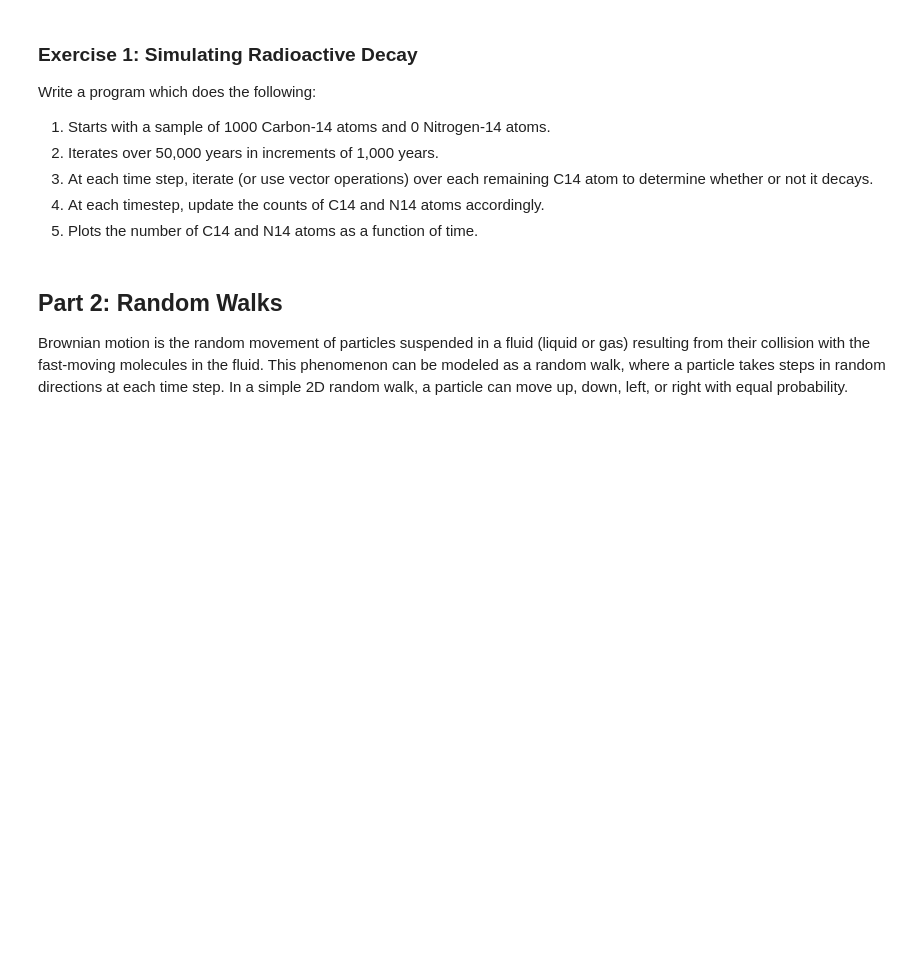
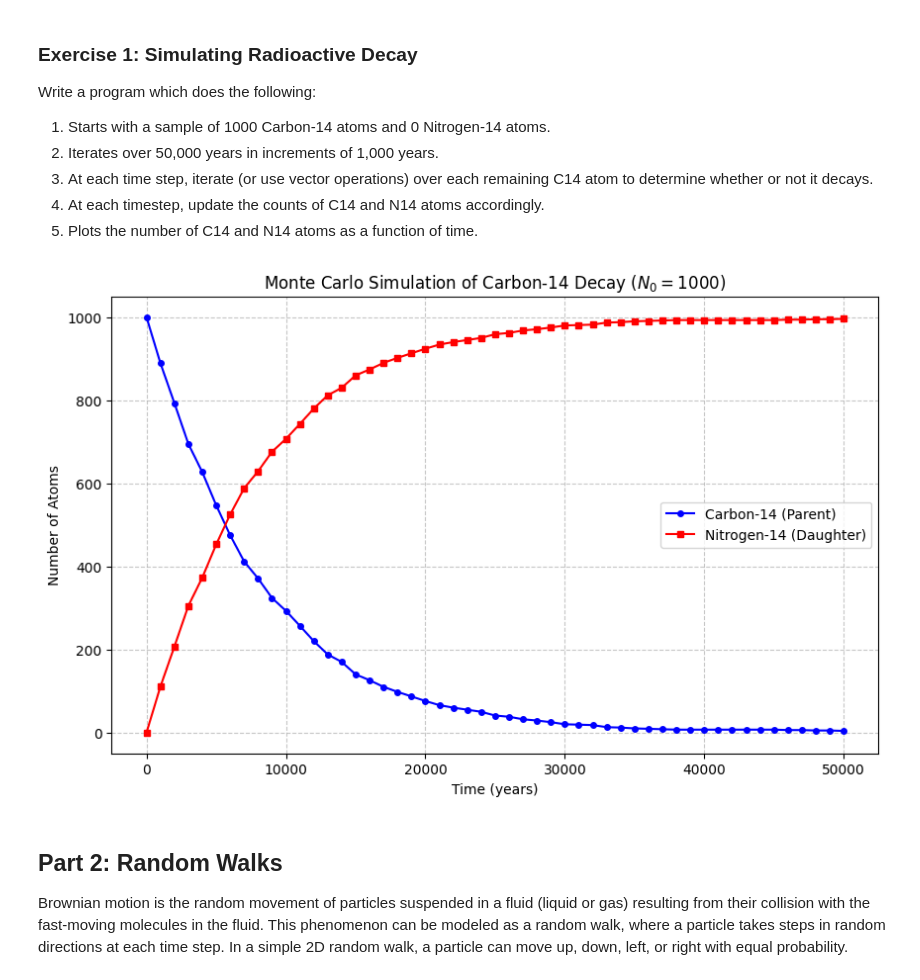
Before and after one commit to ryanmoritz1213/numerical-methods, a Jupyter notebook: assignments/week_11/random_monte_carlo.ipynb, the cells around one changed output. Saved outputs shown, nothing was run; the diff lists cells and outputs as text; code cells hidden in the pictures; blank space fills up the shorter version.

```diff
--- a/assignments/week_11/random_monte_carlo.ipynb
+++ b/assignments/week_11/random_monte_carlo.ipynb
@@ -44,3 +42,48 @@ Write a program which does the following:
+# %%
+import numpy as np
+import matplotlib.pyplot as plt
+
+# Simulation parameters
+N_initial = 1000
+half_life = 5730
+dt = 1000
+total_time = 50000
+
+times = np.arange(0, total_time + dt, dt)
+c14_counts = np.zeros(len(times))
+n14_counts = np.zeros(len(times))
+
+current_c14 = N_initial
+current_n14 = 0
+
+# Probability an individual atom decays during one time step dt
+p_decay = 1 - 2**(-dt / half_life)
+
+for i, t in enumerate(times):
+    c14_counts[i] = current_c14
+    n14_counts[i] = current_n14
+
+    # Monte Carlo step: roll the dice for each remaining C14 atom
+    decays = np.random.random(int(current_c14)) < p_decay
+    num_decays = np.sum(decays)
+
+    # Update populations
+    current_c14 -= num_decays
+    current_n14 += num_decays
+
+# Visualize the results
+plt.figure(figsize=(10, 6))
+plt.plot(times, c14_counts, label='Carbon-14 (Parent)', color='blue', marker='o', markersize=4)
+plt.plot(times, n14_counts, label='Nitrogen-14 (Daughter)', color='red', marker='s', markersize=4)
+
+plt.title(f"Monte Carlo Simulation of Carbon-14 Decay ($N_0={N_initial}$)")
+plt.xlabel("Time (years)")
+plt.ylabel("Number of Atoms")
+plt.grid(True, linestyle='--', alpha=0.7)
+plt.legend()
+plt.show()
+# %% [output]
+[figure, added]
 # %% [markdown]
 ## Part 2: Random Walks
 Brownian motion is the random movement of particles suspended in a fluid (liquid or gas) resulting from their collision with the fast-moving molecules in the fluid. This phenomenon can be modeled as a random walk, where a particle takes steps in random directions at each time step. In a simple 2D random walk, a particle can move up, down, left, or right with equal probability.
```
Also changed, not shown: parts of 6 cells of this notebook, 4 other files.
